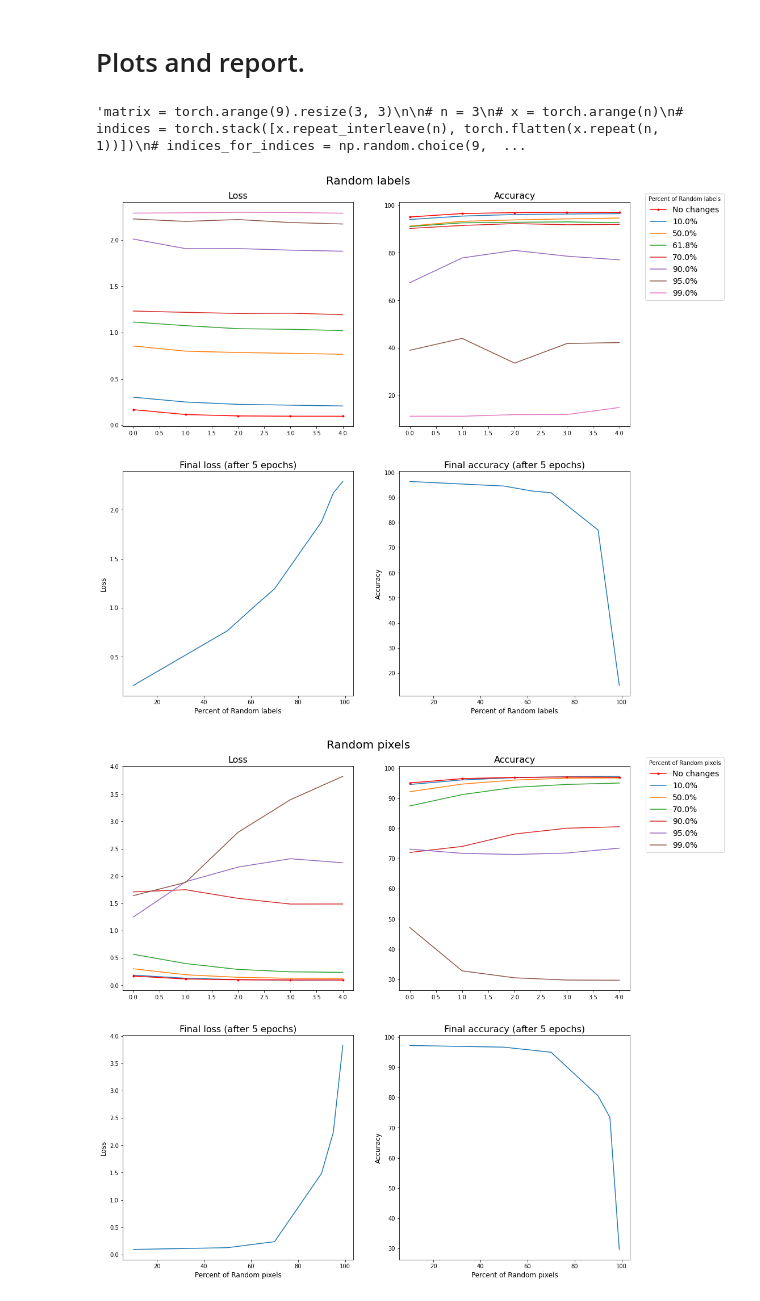
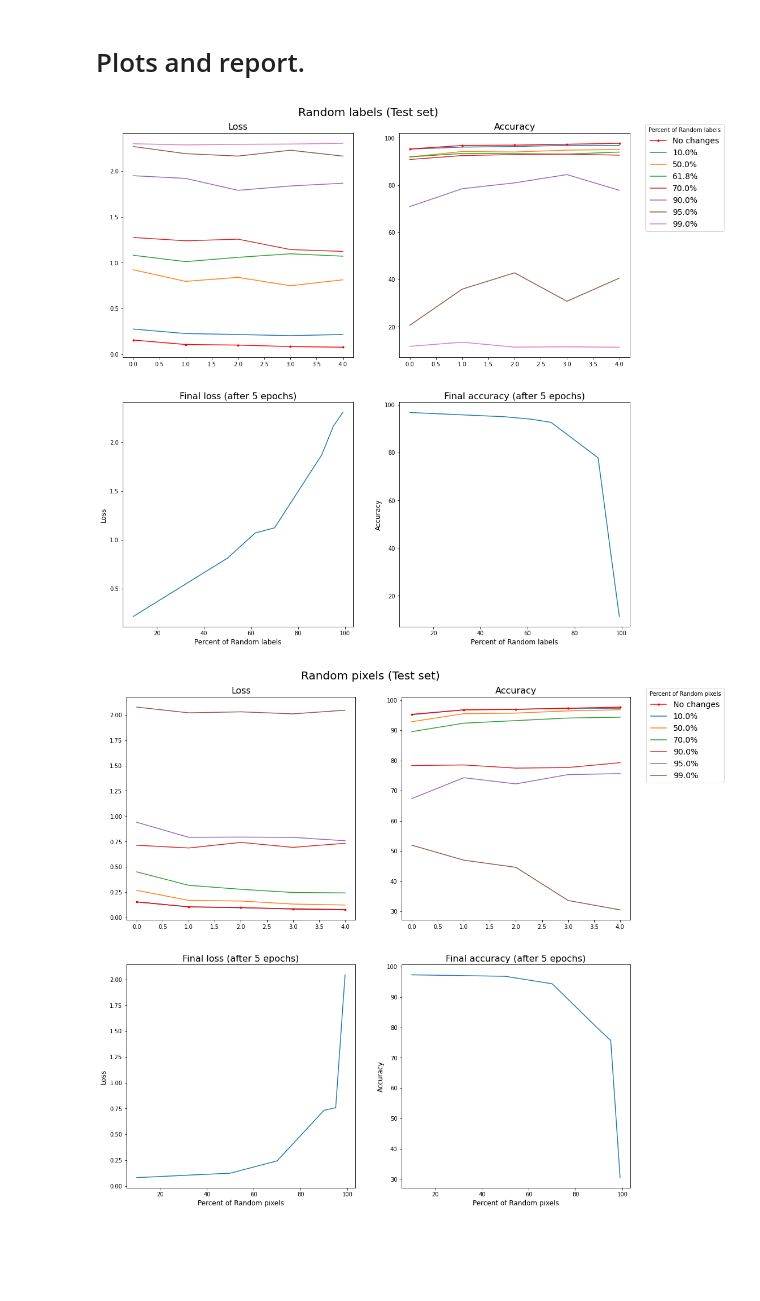
Before and after one commit to MikeWelton/dnn, a Jupyter notebook: Homework_1.ipynb, the cells around one changed output. Cells and saved outputs as stored; diff of their text form; code cells hidden in the pictures; blank space fills up the shorter version.

```diff
--- a/Homework_1.ipynb
+++ b/Homework_1.ipynb
@@ -136,7 +143,7 @@ optimizer = optim.Adam(model.parameters(), lr=lr)
 std_results = []
 
 for epoch in range(1, epochs + 1):
-    train(model, device, train_loader, optimizer, epoch, log_interval)
+    train(model, device, train_loader, optimizer)
     res = test(model, device, test_loader)
     std_results.append(res)
 # %% [output]
@@ -163,9 +170,10 @@ def randomize_labels(dataset, labels_num):
     new_labels = torch.multinomial(digit_dist, labels_num, replacement=True)
     dataset.targets[indices] = new_labels
 
+# Use distribution of labels from training set
 digit_dist = torch.bincount(dataset1.targets) / m
 old_labels = torch.clone(dataset1.targets)
-rand_labels_results = {x:[] for x in X}
+rand_labels_results = {'test': {x:[] for x in X}, 'training': {x:[] for x in X}}
 
 for x in X:
     labels_num = int(m * x)
@@ -173,9 +181,10 @@ for x in X:
     model = Net([128]).to(device)
     optimizer = optim.Adam(model.parameters(), lr=lr)
     for epoch in range(1, epochs + 1):
-        train(model, device, train_loader, optimizer, epoch, log_interval)
+        res = train(model, device, train_loader, optimizer)
+        rand_labels_results['training'][x].append(res)
         res = test(model, device, test_loader)
-        rand_labels_results[x].append(res)
+        rand_labels_results['test'][x].append(res)
     # Restore old labels
     dataset1.targets = torch.clone(old_labels)
 # %% [output]
@@ -253,47 +256,15 @@ Test set: Average loss: 3.8255, Accuracy: 2967/10000 (30%)
 # %% [markdown]
 # Plots and report.
-# %%
-"""matrix = torch.arange(9).resize(3, 3)
-
-# n = 3
-# x = torch.arange(n)
-# indices = torch.stack([x.repeat_interleave(n), torch.flatten(x.repeat(n, 1))])
-# indices_for_indices = np.random.choice(9, 3, replace=False)
-# print(indices_for_indices)
-# mask = indices.T.resize(9, 2)[indices_for_indices]
-# print(mask)
-# mask = mask.T
-# print(matrix)
-# matrix[mask[0], mask[1]] = 0
-# print(matrix)
-
-pixels_per_image = 9
-n = 3
-x = 4
-
-e = torch.arange(n)
-indices = torch.stack([e.repeat_interleave(n), torch.cat([e] * n)])
-indices_for_indices = np.random.choice(pixels_per_image, x, replace=False)
-mask = indices.T.resize(pixels_per_image, 2)[indices_for_indices]
-print(mask)
-mask = mask.T
-rand_pixels = torch.multinomial(torch.tensor([0.5, 0.25, 0.25]), pixels_per_image, replacement=True).resize(n, n)
-print(rand_pixels)
-print(matrix)
-matrix[mask[0], mask[1]] = rand_pixels[mask[0], mask[1]]
-print(matrix)"""
-# %% [output]
-'matrix = torch.arange(9).resize(3, 3)\n\n# n = 3\n# x = torch.arange(n)\n# indices = torch.stack([x.repeat_interleave(n), torch.flatten(x.repeat(n, 1))])\n# indices_for_indices = np.random.choice(9,  ...
 # %%
 # Convert results to tensors to make slicing easier
 std_results = torch.stack(std_results)
-rand_labels_results = {x:torch.stack(res) for x, res in rand_labels_results.items()}
-rand_pixels_results = {x:torch.stack(res) for x, res in rand_pixels_results.items()}
+rand_labels_results = {k:{x:torch.stack(res) for x, res in v.items()} for k, v in rand_labels_results.items()}
+rand_pixels_results = {k:{x:torch.stack(res) for x, res in v.items()} for k, v in rand_pixels_results.items()}
 # %%
 def plot_results(title, std_results, results):
     final_values = torch.stack([torch.tensor([x * 100., *res[len(res) - 1]]) for x, res in results.items()])
     fig, ((loss, acc), (final_loss, final_acc)) = plt.subplots(2, 2, figsize=(16, 16))
-    fig.suptitle(title, fontsize=20, y=0.92)
+    fig.suptitle(title + ' (Test set)', fontsize=20, y=0.92)
     loss.set_title('Loss', size=16)
     acc.set_title('Accuracy', size=16)
     final_loss.set_title('Final loss (after {} epochs)'.format(epochs), size=16)
@@ -314,40 +285,43 @@ def plot_results(title, std_results, results):
     final_acc.plot(final_values[:, 0], final_values[:, 2])
     final_acc.set_xlabel('Percent of {}'.format(title), fontsize=12)
     final_acc.set_ylabel('Accuracy', fontsize=12)
 
     plt.show()
 
-def plot_comparison(rand_labels_results, rand_pixels_results):
+def plot_comparison(rand_labels_results, rand_pixels_results, set_type):
     labels_final_values = torch.stack([torch.tensor([x * 100., *res[len(res) - 1]]) for x, res in rand_labels_results.items()])
     pixels_final_values = torch.stack([torch.tensor([x * 100., *res[len(res) - 1]]) for x, res in rand_pixels_results.items()])
     fig, (loss_comp, acc_comp) = plt.subplots(1, 2, figsize=(16, 8))
-    fig.suptitle('Comparison', fontsize=20, y=0.95)
+    fig.suptitle(f'Compare labels and pixels final results ({set_type} set)', fontsize=20, y=0.95)
 
     loss_comp.set_title('Loss growth comparison'.format(epochs), size=16)
     loss_comp.plot(labels_final_values[:, 0], labels_final_values[:, 1], label='Labels loss')
     loss_comp.plot(pixels_final_values[:, 0], pixels_final_values[:, 1], label='Pixels loss')
     loss_comp.set_xlabel('Percent of random labels/pixels', fontsize=12)
     loss_comp.set_ylabel('Loss', fontsize=12)
     loss_comp.legend(loc='upper left', prop={'size': 14})
 
     acc_comp.set_title('Accuracy drop comparison', size=16)
     acc_comp.plot(labels_final_values[:, 0], labels_final_values[:, 2], label='Labels accuracy')
     acc_comp.plot(pixels_final_values[:, 0], pixels_final_values[:, 2], label='Pixels accuracy')
     acc_comp.set_xlabel('Percent of random labels/pixels', fontsize=12)
     acc_comp.set_ylabel('Accuracy', fontsize=12)
     acc_comp.legend(loc='lower left', prop={'size': 14})
 
     plt.show()
 
 
-# Random labels
-plot_results('Random labels', std_results, rand_labels_results)
+# Random labels (test set)
+plot_results('Random labels', std_results, rand_labels_results['test'])
 
-# Random pixels
-plot_results('Random pixels', std_results, rand_pixels_results)
+# Random pixels (test set)
+plot_results('Random pixels', std_results, rand_pixels_results['test'])
 
-# Labels vs pixels
-plot_comparison(rand_labels_results, rand_pixels_results)
+# Labels vs pixels (test set)
+plot_comparison(rand_labels_results['test'], rand_pixels_results['test'], 'Test')
+
+# Labels vs pixels (training set)
+plot_comparison(rand_labels_results['training'], rand_pixels_results['training'], 'Training')
 # %% [output]
-[figure, old version]
+[figure, new version]
-[figure, old version]
+[figure, new version]
```
Also changed, not shown: parts of 6 cells of this notebook, 1 other file.
